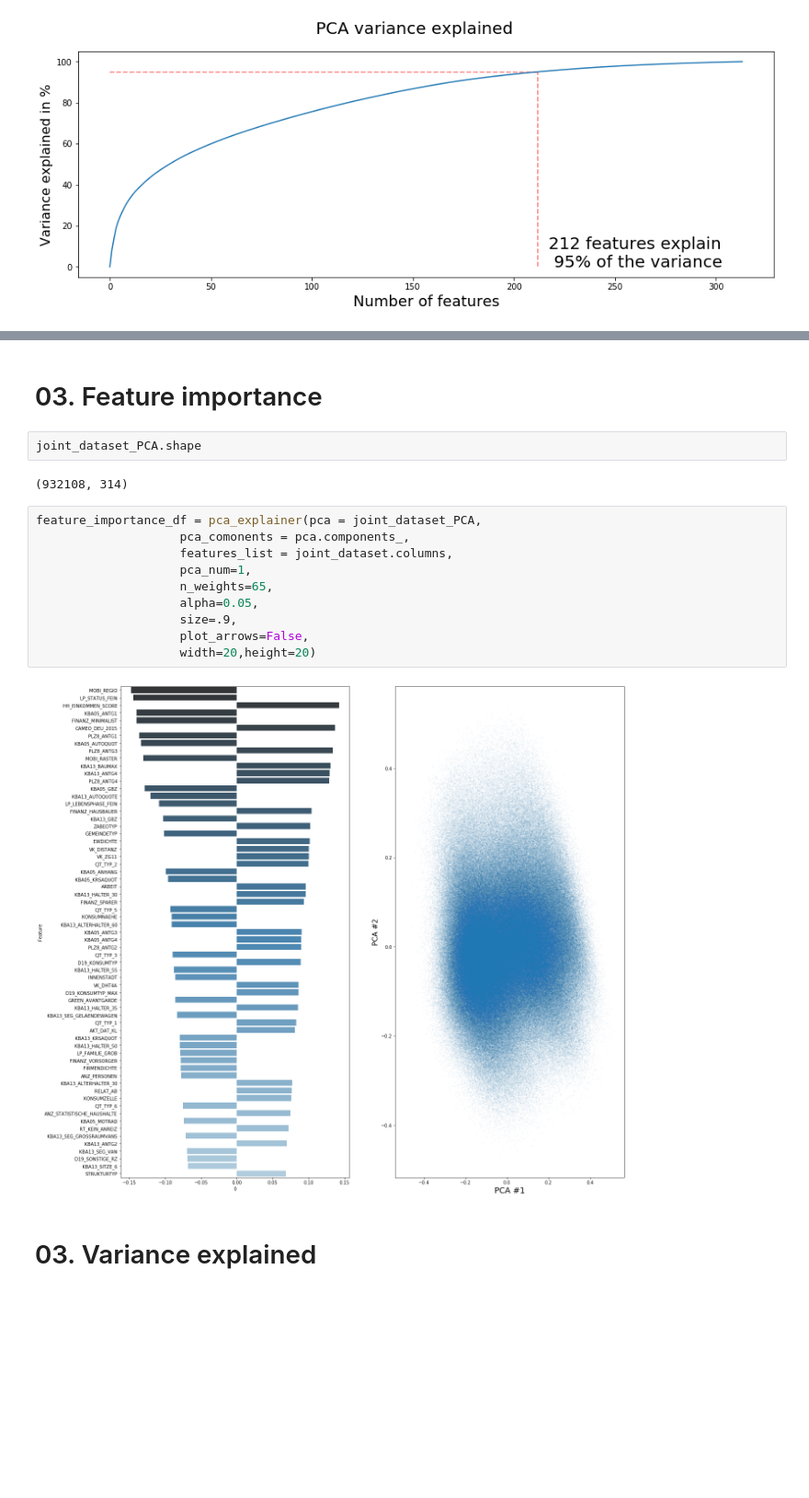
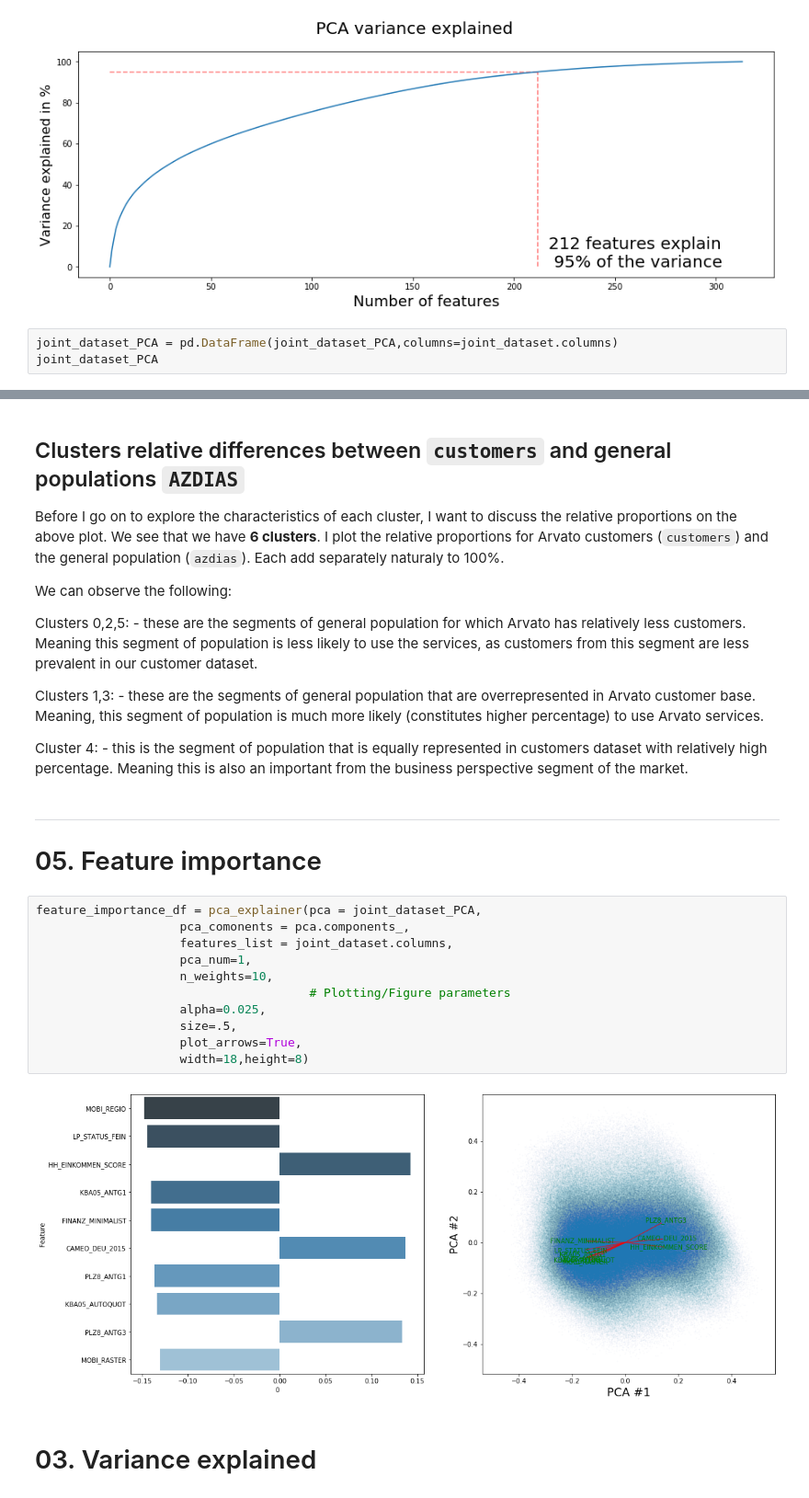
Before and after one commit to vaxherra/Arvato-Customer-Segmentation, a Jupyter notebook: Unsupervised/Unsupervised_Customer_Segmentation.ipynb, the cells around one changed output, grey strips where cells are left out. Shown: that part at 92% size. Saved outputs shown, nothing was run; the diff lists cells and outputs as text; blank space fills up the shorter version.

Commit message:
clustering: kmeans elbow and visualiztion

```diff
--- a/Unsupervised/Unsupervised_Customer_Segmentation.ipynb
+++ b/Unsupervised/Unsupervised_Customer_Segmentation.ipynb
@@ -176,3 +176,6 @@ variance_explained(pca,90)
 variance_explained(pca,95)
 # %% [output]
 [figure]
+# %%
+joint_dataset_PCA = pd.DataFrame(joint_dataset_PCA,columns=joint_dataset.columns)
+joint_dataset_PCA
@@ -240,20 +393,34 @@ with open('calinski_harabasz_scores.pkl', 'wb') as pickle_file:
+# %% [markdown]
+## Clusters relative differences between `customers` and general populations `AZDIAS`
+
+Before I go on to explore the characteristics of each cluster, I want to discuss the relative proportions on the above plot. We see that we have **6 clusters**. I plot the relative proportions for Arvato customers (`customers`) and the general population (`azdias`).  Each add separately naturaly to 100%.
+
+We can observe the following:
+
+
+Clusters 0,2,5:
+    - these are the segments of general population for which Arvato has relatively less customers. Meaning this segment of population is less likely to use the services, as customers from this segment are less prevalent in our customer dataset.
+
+Clusters 1,3:
+    - these are the segments of general population that are overrepresented in Arvato customer base. Meaning, this segment of population is much more likely (constitutes higher percentage) to use Arvato services.
+
+Cluster 4:
+    - this is the segment of population that is  equally represented in customers dataset with relatively high percentage. Meaning this is also an important from the business perspective segment of the market.
 # %% [markdown]
-# 03. Feature importance
+---
+# 05. Feature importance
-# %%
-joint_dataset_PCA.shape
-# %% [output]
-(932108, 314)
 # %%
 feature_importance_df = pca_explainer(pca = joint_dataset_PCA,
                     pca_comonents = pca.components_,
                     features_list = joint_dataset.columns,
                     pca_num=1,
-                    n_weights=65,
-                    alpha=0.05,
-                    size=.9,
-                    plot_arrows=False,
-                    width=20,height=20)
+                    n_weights=10,
+                                      # Plotting/Figure parameters
+                    alpha=0.025,
+                    size=.5,
+                    plot_arrows=True,
+                    width=18,height=8)
 # %% [output]
-[figure, old version]
+[figure, new version]
 # %% [markdown]
 # 03. Variance explained
```
Also changed, not shown: parts of 17 cells of this notebook, 4 other files.
